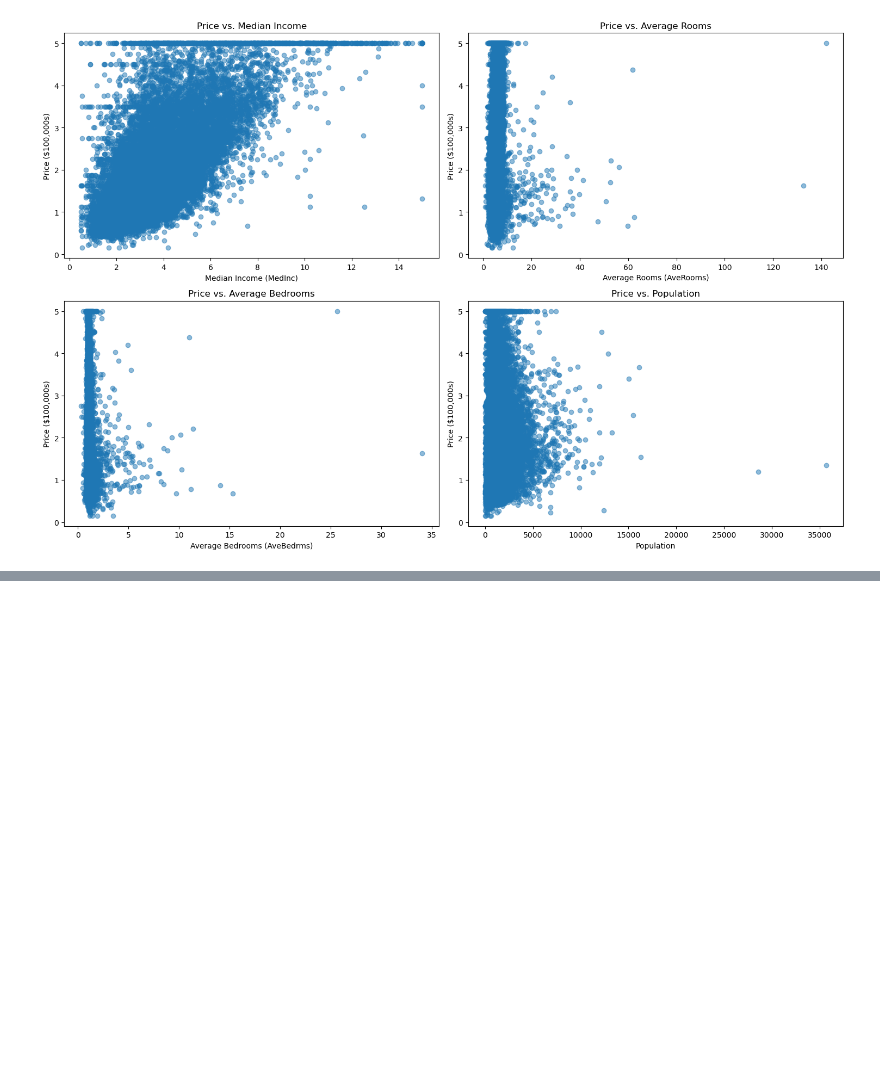
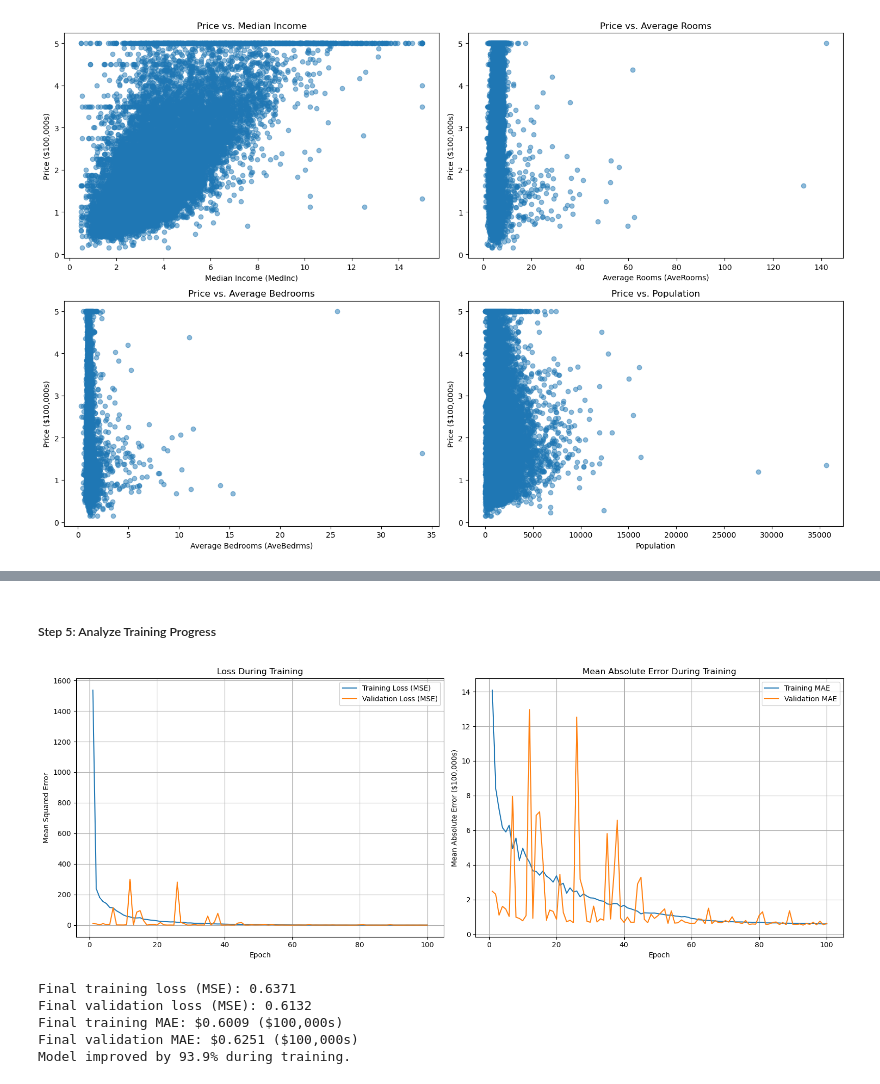
Before and after one commit to marhas109/ds09_all, a Jupyter notebook: mod5_techlesson_neural_net.ipynb, the cells around one changed output, grey strips where cells are left out. Drawn from its saved outputs; the diff is of its cells as text; code cells hidden in the pictures; blank space fills up the shorter version.

```diff
--- a/mod5_techlesson_neural_net.ipynb
+++ b/mod5_techlesson_neural_net.ipynb
@@ -126,0 +180,17 @@ Name: PRICE, dtype: float64
+# %%
+# Train the model with detailed monitoring
+history = model.fit(
+    X_train,                  # Input features
+    y_train,                  # Target housing prices
+    batch_size=64,            # Process 64 examples per gradient update
+    epochs=100,               # Maximum number of passes through the dataset
+    validation_split=0.2,     # Use 20% of training data for validation
+    verbose=1                 # Show progress during training
+)
+
+# Store training metrics for analysis
+train_loss = history.history['loss']
+val_loss = history.history['val_loss']
+train_mae = history.history['mae']
+val_mae = history.history['val_mae']
+epochs_range = range(1, len(train_loss) + 1)
@@ -126,0 +229,48 @@ Name: PRICE, dtype: float64
+# %% [markdown]
+##### Step 5: Analyze Training Progress
+# %%
+# Plot training history
+plt.figure(figsize=(16, 6))
+
+# Plot loss
+plt.subplot(1, 2, 1)
+plt.plot(epochs_range, train_loss, label='Training Loss (MSE)')
+plt.plot(epochs_range, val_loss, label='Validation Loss (MSE)')
+plt.xlabel('Epoch')
+plt.ylabel('Mean Squared Error')
+plt.title('Loss During Training')
+plt.grid(True)
+plt.legend()
+
+# Plot mean absolute error
+plt.subplot(1, 2, 2)
+plt.plot(epochs_range, train_mae, label='Training MAE')
+plt.plot(epochs_range, val_mae, label='Validation MAE')
+plt.xlabel('Epoch')
+plt.ylabel('Mean Absolute Error ($100,000s)')
+plt.title('Mean Absolute Error During Training')
+plt.grid(True)
+plt.legend()
+
+plt.tight_layout()
+plt.show()
+
+# Print final training stats
+print(f"Final training loss (MSE): {train_loss[-1]:.4f}")
+print(f"Final validation loss (MSE): {val_loss[-1]:.4f}")
+print(f"Final training MAE: ${train_mae[-1]:.4f} ($100,000s)")
+print(f"Final validation MAE: ${val_mae[-1]:.4f} ($100,000s)")
+
+# Check if training was successful
+if val_loss[-1] < val_loss[0]:
+    improvement = (1 - val_loss[-1]/val_loss[0]) * 100
+    print(f"Model improved by {improvement:.1f}% during training.")
+else:
+    print("Model did not improve during training. Consider adjusting hyperparameters.")
+# %% [output]
+[figure, added]
+Final training loss (MSE): 0.6371
+Final validation loss (MSE): 0.6132
+Final training MAE: $0.6009 ($100,000s)
+Final validation MAE: $0.6251 ($100,000s)
+Model improved by 93.9% during training.
```
Also changed, not shown: parts of 12 cells of this notebook.
